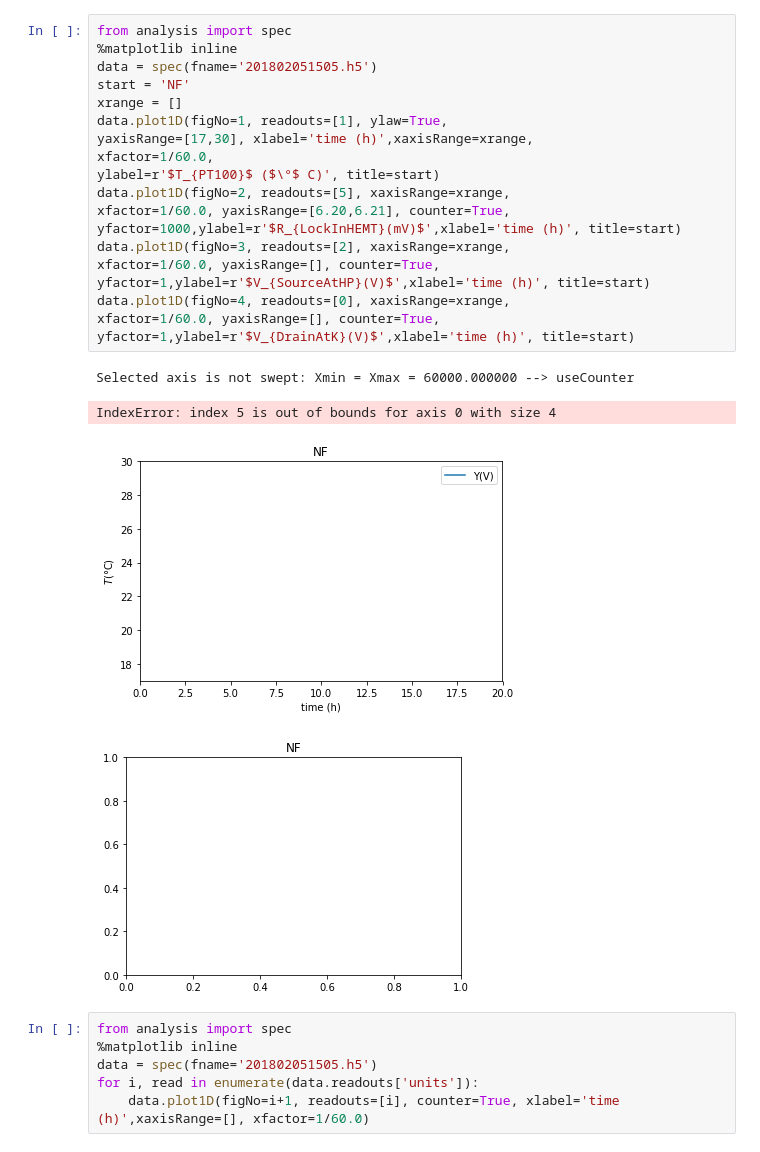
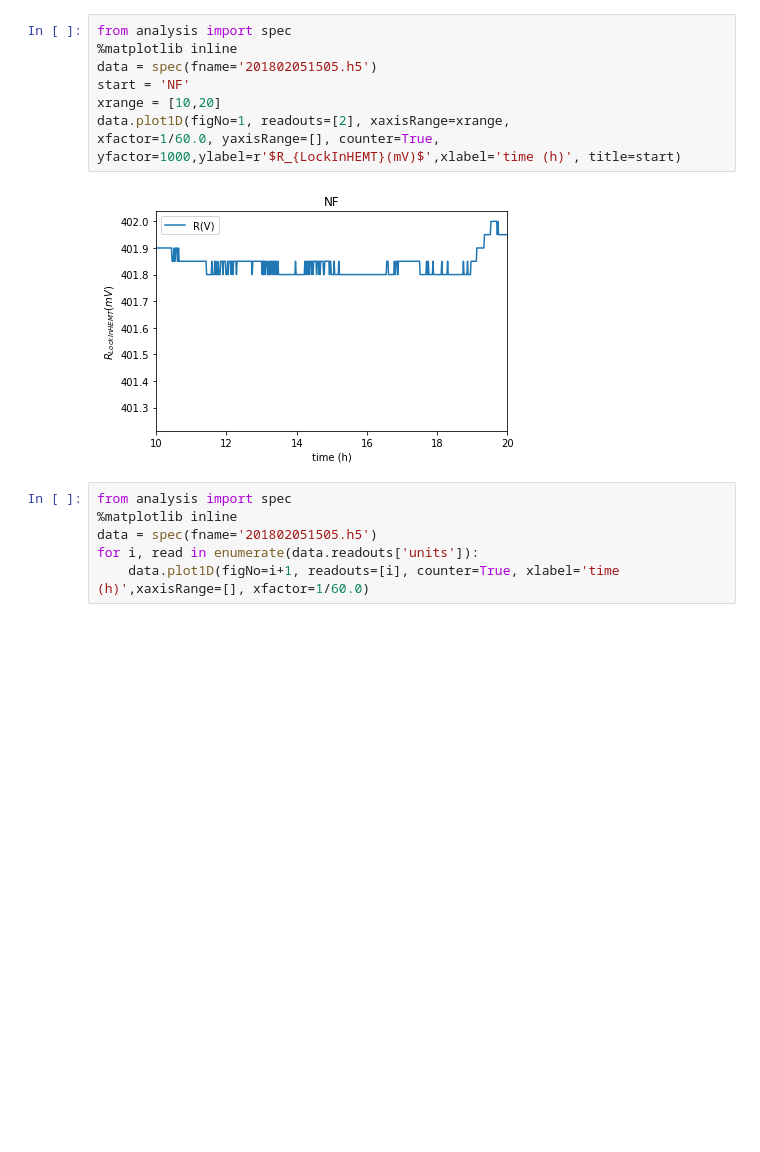
Before and after one commit to OrgaSoftwareBatM/FPGA_Batch, a Jupyter notebook: Python/PyPlot/20180206-StabilizedNFamp/Analysis NF stabilty.ipynb, the cells around one changed output. Drawn from its saved outputs; the diff is of its cells as text; blank space fills up the shorter version.

```diff
--- a/Python/PyPlot/20180206-StabilizedNFamp/Analysis NF stabilty.ipynb
+++ b/Python/PyPlot/20180206-StabilizedNFamp/Analysis NF stabilty.ipynb
@@ -1,27 +1,14 @@
 # %%
 from analysis import spec
 %matplotlib inline
 data = spec(fname='201802051505.h5')
 start = 'NF'
-xrange = []
-data.plot1D(figNo=1, readouts=[1], ylaw=True,
-yaxisRange=[17,30], xlabel='time (h)',xaxisRange=xrange,
-xfactor=1/60.0,
-ylabel=r'$T_{PT100}$ ($\°$ C)', title=start)
-data.plot1D(figNo=2, readouts=[5], xaxisRange=xrange,
-xfactor=1/60.0, yaxisRange=[6.20,6.21], counter=True,
+xrange = [10,20]
+data.plot1D(figNo=1, readouts=[2], xaxisRange=xrange,
+xfactor=1/60.0, yaxisRange=[], counter=True,
 yfactor=1000,ylabel=r'$R_{LockInHEMT}(mV)$',xlabel='time (h)', title=start)
-data.plot1D(figNo=3, readouts=[2], xaxisRange=xrange,
-xfactor=1/60.0, yaxisRange=[], counter=True,
-yfactor=1,ylabel=r'$V_{SourceAtHP}(V)$',xlabel='time (h)', title=start)
-data.plot1D(figNo=4, readouts=[0], xaxisRange=xrange,
-xfactor=1/60.0, yaxisRange=[], counter=True,
-yfactor=1,ylabel=r'$V_{DrainAtK}(V)$',xlabel='time (h)', title=start)
 # %% [output]
-Selected axis is not swept: Xmin = Xmax = 60000.000000 --> useCounter
-IndexError: index 5 is out of bounds for axis 0 with size 4
-[figure, old version]
+[figure, new version]
-[figure, removed]
 # %%
 from analysis import spec
 %matplotlib inline
```
Also changed, not shown: 9 other files.
